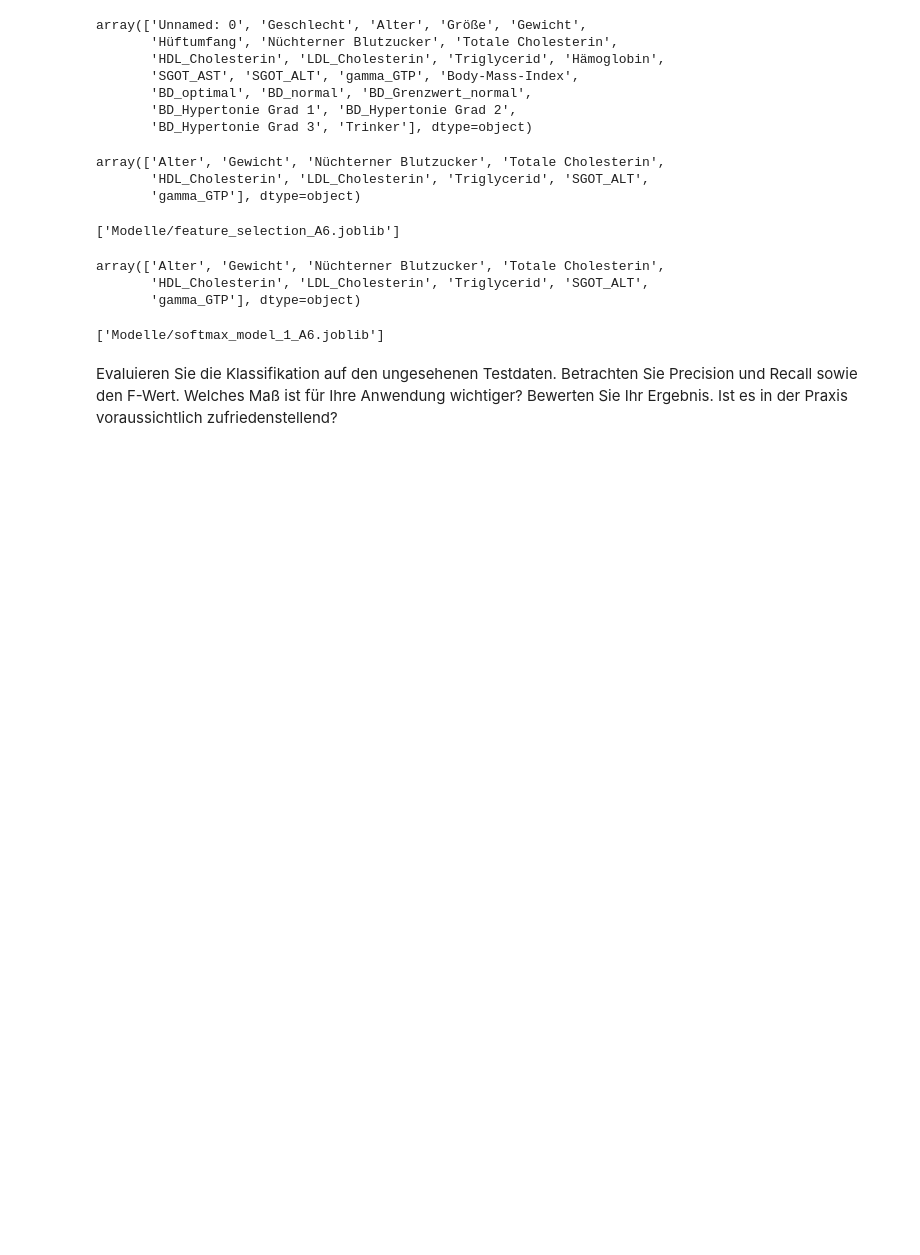
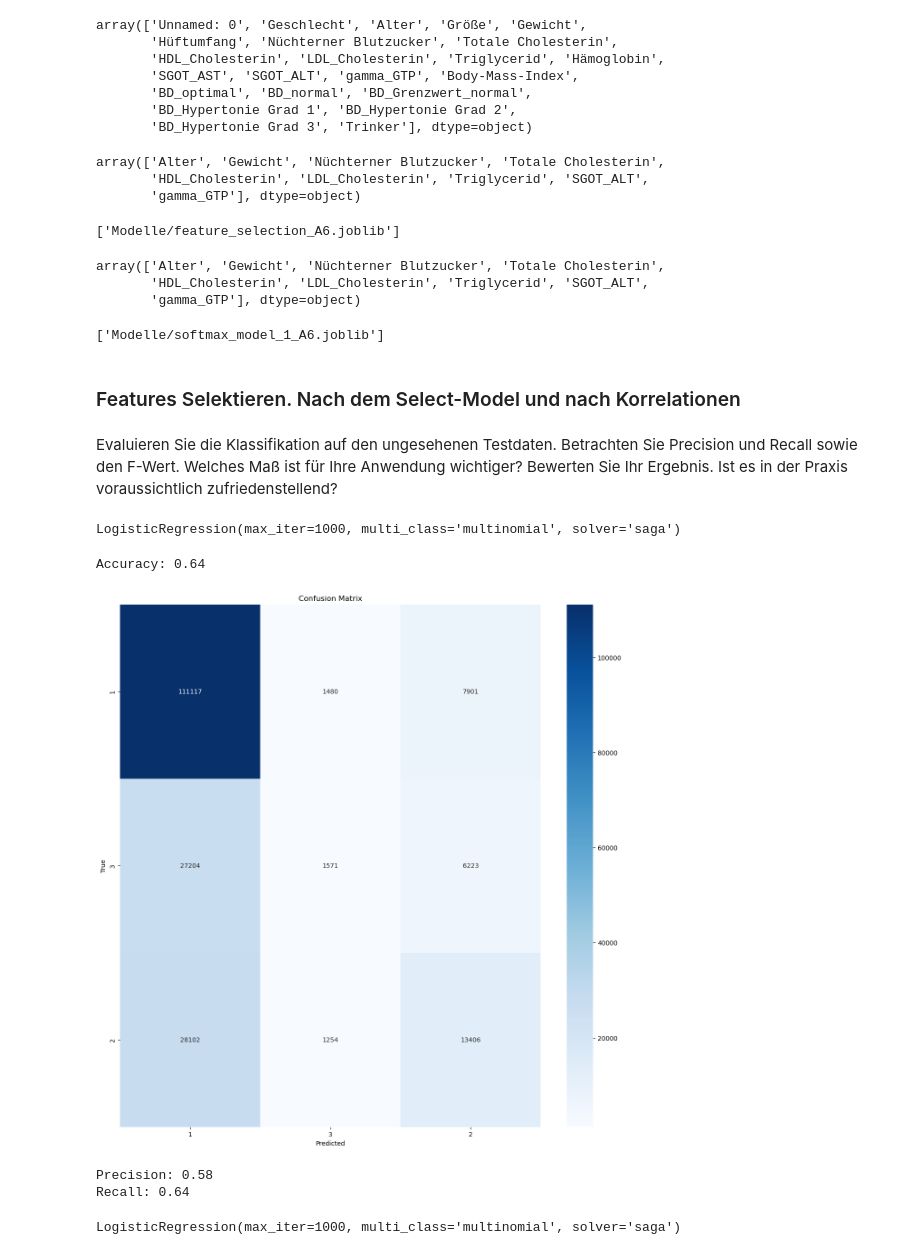
Before and after one commit to SebastianGrab/DataAnalyticsWS23-24, a Jupyter notebook: Projektarbeit/Aufgaben/Projektarbeit_A6.ipynb, the cells around one changed output. Drawn from its saved outputs; the diff is of its cells as text; code cells hidden in the pictures; blank space fills up the shorter version.

```diff
--- a/Projektarbeit/Aufgaben/Projektarbeit_A6.ipynb
+++ b/Projektarbeit/Aufgaben/Projektarbeit_A6.ipynb
@@ -151,3 +154,5 @@ joblib.dump(softmax_model, 'Modelle/softmax_model_1_A6.joblib')
 # %%
 X_train_selected = feature_selection.transform(X_train)
 X_test_selected = feature_selection.transform(X_test)
+# %% [markdown]
+### Features Selektieren. Nach dem Select-Model und nach Korrelationen
@@ -154,2 +189,44 @@ X_test_selected = feature_selection.transform(X_test)
 # %% [markdown]
 Evaluieren Sie die Klassifikation auf den ungesehenen Testdaten. Betrachten Sie Precision und Recall sowie den F-Wert. Welches Maß ist für Ihre Anwendung wichtiger? Bewerten Sie Ihr Ergebnis. Ist es in der Praxis voraussichtlich zufriedenstellend?
+# %%
+softmax_model = LogisticRegression(multi_class='multinomial', solver='saga', max_iter=1000)
+softmax_model.fit(sf_model, y_train)
+# %% [output]
+LogisticRegression(max_iter=1000, multi_class='multinomial', solver='saga')
+# %%
+# Vorhersagen auf dem Testset machen (nur für die selektierten Features)
+
+y_pred_model = softmax_model.predict(sf_model_test)
+
+# Validierung
+accuracy = accuracy_score(y_test, y_pred_model)
+print(f'Accuracy: {accuracy:.2f}')
+
+# Confusion Matrix erstellen und anzeigen
+cm = confusion_matrix(y_test, y_pred_model)
+plt.figure(figsize=(15, 15))
+sns.heatmap(cm, annot=True, fmt='d', cmap='Blues', xticklabels=data['Raucher_Ziel'].unique() , yticklabels=data['Raucher_Ziel'].unique())
+plt.xlabel('Predicted')
+plt.ylabel('True')
+plt.title('Confusion Matrix')
+plt.show()
+# %% [output]
+Accuracy: 0.64
+[figure, added]
+# %%
+# Precision berechnen
+precision = precision_score(y_test, y_pred_model, average='weighted')
+print(f'Precision: {precision:.2f}')
+
+# Recall berechnen
+recall = recall_score(y_test, y_pred_model, average='weighted')  # Du kannst 'micro', 'macro', oder 'weighted' auswählen
+print(f'Recall: {recall:.2f}')
+# %% [output]
+Precision: 0.58
+Recall: 0.64
+# %%
+# Zweites Modell
+softmax_model_corr = LogisticRegression(multi_class='multinomial', solver='saga', max_iter=1000)
+softmax_model_corr.fit(sf_corr, y_train)
+# %% [output]
+LogisticRegression(max_iter=1000, multi_class='multinomial', solver='saga')
```
Also changed, not shown: parts of 16 cells of this notebook, 3 other files.
